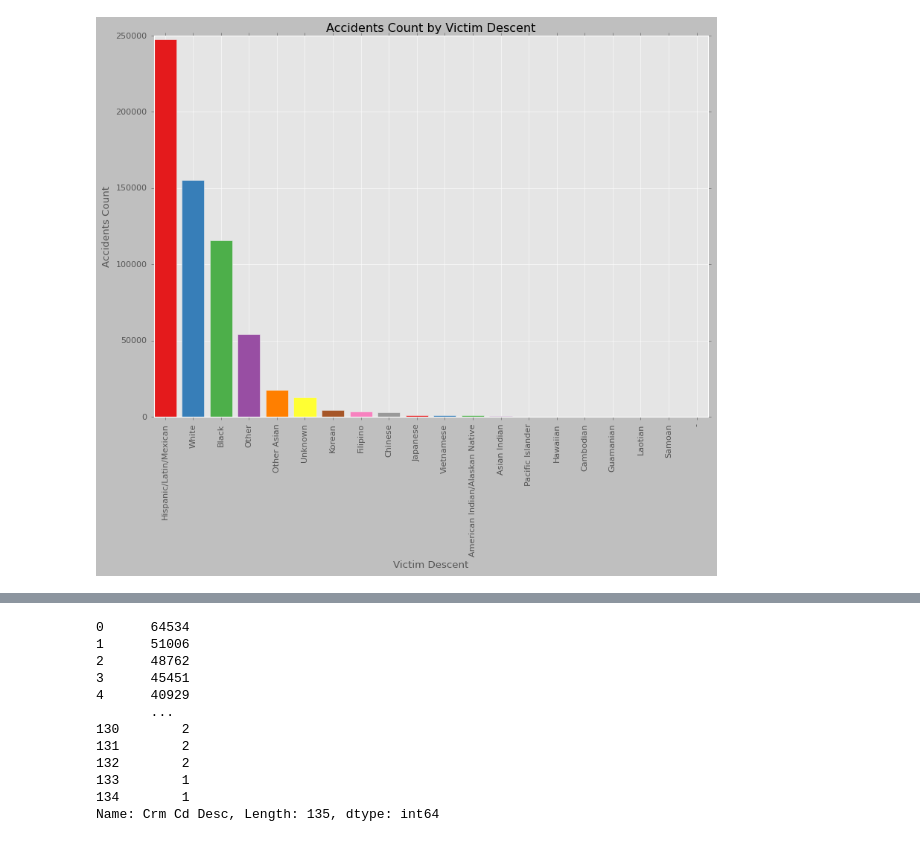
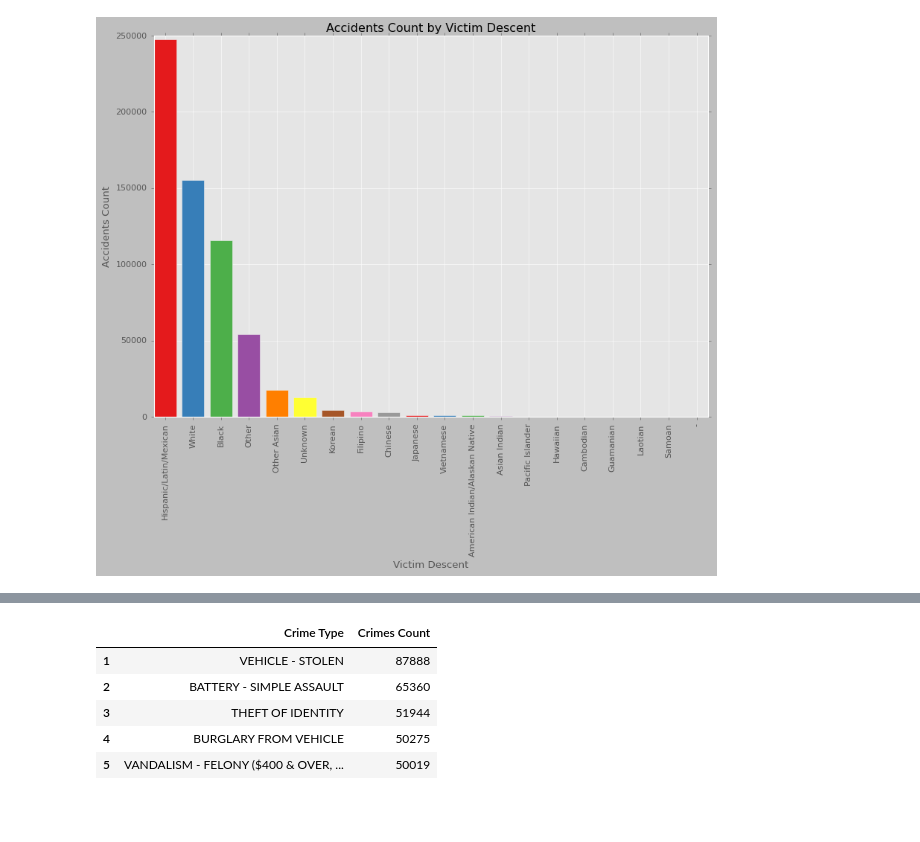
Before and after one commit to VladimirShpilkin/Python-Projects, a Jupyter notebook: LA_Crime/la_crime_data_analysis.ipynb, the cells around one changed output, grey strips where cells are left out. Cells and saved outputs as stored; diff of their text form; code cells hidden in the pictures; blank space fills up the shorter version.

```diff
--- a/LA_Crime/la_crime_data_analysis.ipynb
+++ b/LA_Crime/la_crime_data_analysis.ipynb
@@ -470,15 +429,13 @@ plt.show()
-# %%
-crime_data_filtered_df_desc['Crm Cd Desc'].value_counts().reset_index()['Crm Cd Desc']
-# %% [output]
-0      64534
-1      51006
-2      48762
-3      45451
-4      40929
-       ...
-130        2
-131        2
-132        2
-133        1
-134        1
-Name: Crm Cd Desc, Length: 135, dtype: int64
+# %%
+crime_types_count=crime_data_df.groupby('Crm Cd Desc')['DR_NO'].size().sort_values(ascending=False).reset_index()
+crime_types_count=crime_types_count.rename(columns={'Crm Cd Desc':'Crime Type','DR_NO':'Crimes Count'})
+crime_types_count_top=crime_types_count.head(5)
+crime_types_count_top.index+=1
+crime_types_count_top
+# %% [output]
+|  | Crime Type | Crimes Count |
+| 1 | VEHICLE - STOLEN | 87888 |
+| 2 | BATTERY - SIMPLE ASSAULT | 65360 |
+| 3 | THEFT OF IDENTITY | 51944 |
+| 4 | BURGLARY FROM VEHICLE | 50275 |
+| 5 | VANDALISM - FELONY ($400 & OVER, ... | 50019 |
```
Also changed, not shown: parts of 8 cells of this notebook.
